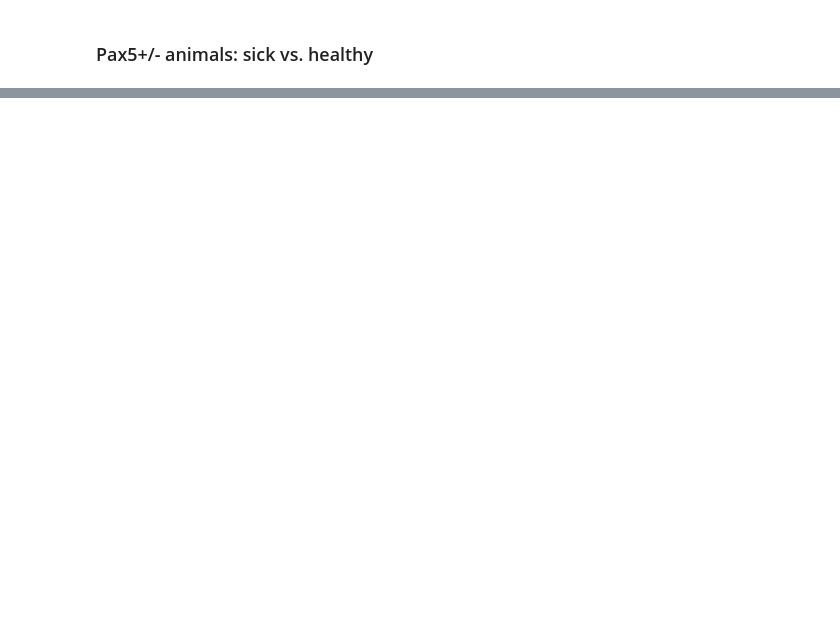
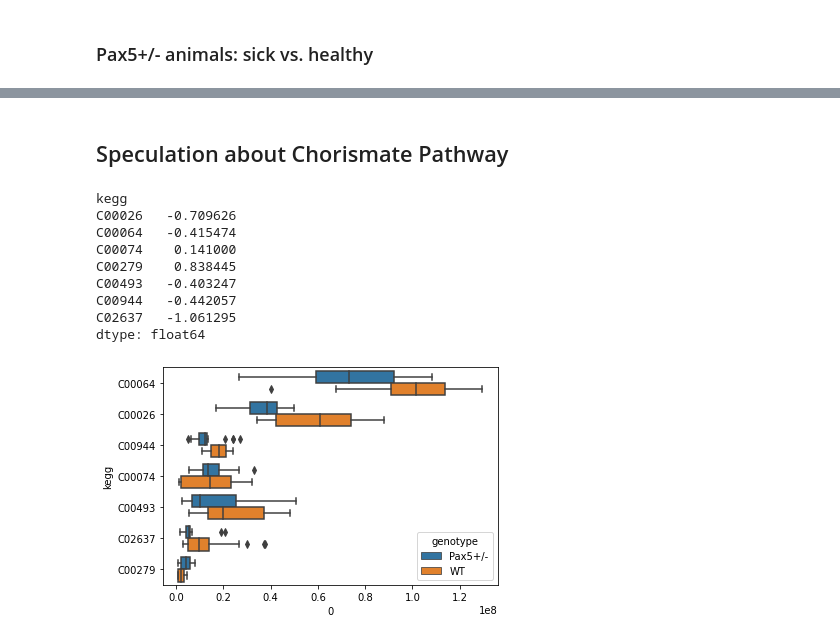
Before and after one commit to jlab/microbiome_pax5, a Jupyter notebook: Joint_3arms_etv6runx1/pax_metabolome.ipynb, the cells around one changed output, grey strips where cells are left out. Drawn from its saved outputs; the diff is of its cells as text; code cells hidden in the pictures; blank space fills up the shorter version.

```diff
--- a/Joint_3arms_etv6runx1/pax_metabolome.ipynb
+++ b/Joint_3arms_etv6runx1/pax_metabolome.ipynb
@@ -41,6 +41,18 @@ def _savefig(fig, name):
 
     fig.savefig('Figures_generated/SVG/%s.svg' % name, bbox_inches='tight')
     fig.savefig('Figures_generated/PNG/%s.png' % name, bbox_inches='tight')
+
+keggmap = {
+    'DL-Glutamine__146.06889__2.661': 'C00064',
+    '2-Oxoglutaric acid__146.02129__15.709': 'C00026',
+    'Phosphoenolpyruvic acid__167.98221__15.803': 'C00074',
+    'D-Erythrose 4-phosphate__200.00854__10.933': 'C00279',
+    '(4R,5R)-2,3,4,5-Tetrahydroxy-5-(hydroxymethyl)-2-cyclohexen-1-one__190.04766__11.144': 'C00944',
+    '1,3,4-Trihydroxy-5-oxocyclohexanecarboxylic acid__190.04765__3.576': 'C00944',
+    '4,5-Dihydroxy-3-oxo-1-cyclohexene-1-carboxylic acid__172.03705__17.561': 'C02637',
+    '4,5-Dihydroxy-3-oxo-1-cyclohexene-1-carboxylic acid__172.03705__15.705': 'C02637',
+    'Dimethyl 3-oxoglutarate__174.05262__3.905': 'C00493',
+}
 # %%
 counts = dict()
 meta = pd.read_excel("Incoming/Serum samples for bacterial metabolites analysis - sent on 13-01-2020.xlsx", sheet_name="Murine serum samples").rename(columns={'tube_number': 'sample_name'})
@@ -324,0 +421,28 @@ list_compounds
+# %% [markdown]
+## Speculation about Chorismate Pathway
+# %%
+data = counts['chorismate_pathway'].stack().reset_index().merge(meta[meta['diseased'] == 'no']['genotype'], left_on="sample_name", right_index=True)
+data['kegg'] = data['feature'].apply(lambda x: keggmap[x])
+#display(data.head())
+sns.boxplot(data=data, x=0, y='kegg', hue='genotype')
+
+fc = data.groupby(['kegg', 'genotype'])[0].mean().unstack().reset_index().set_index('kegg')
+fc = fc.apply(lambda x: np.log2(x['Pax5+/-'] / x['WT']), axis=1)
+fc
+#fc.reset_index()
+#fc
+
+#data = p[2].loc[['2-Oxoglutaric acid__146.02129__15.709'], :].T.merge(meta[meta['diseased'] == 'no']['genotype'], left_index=True, right_index=True)
+#sns.boxplot(data=data, y='2-Oxoglutaric acid__146.02129__15.709', x='genotype', color='white')
+#sns.swarmplot(data=data, y='2-Oxoglutaric acid__146.02129__15.709', x='genotype')
+# %% [output]
+kegg
+C00026   -0.709626
+C00064   -0.415474
+C00074    0.141000
+C00279    0.838445
+C00493   -0.403247
+C00944   -0.442057
+C02637   -1.061295
+dtype: float64
+[figure, added]
```
Also changed, not shown: parts of 10 cells of this notebook.
